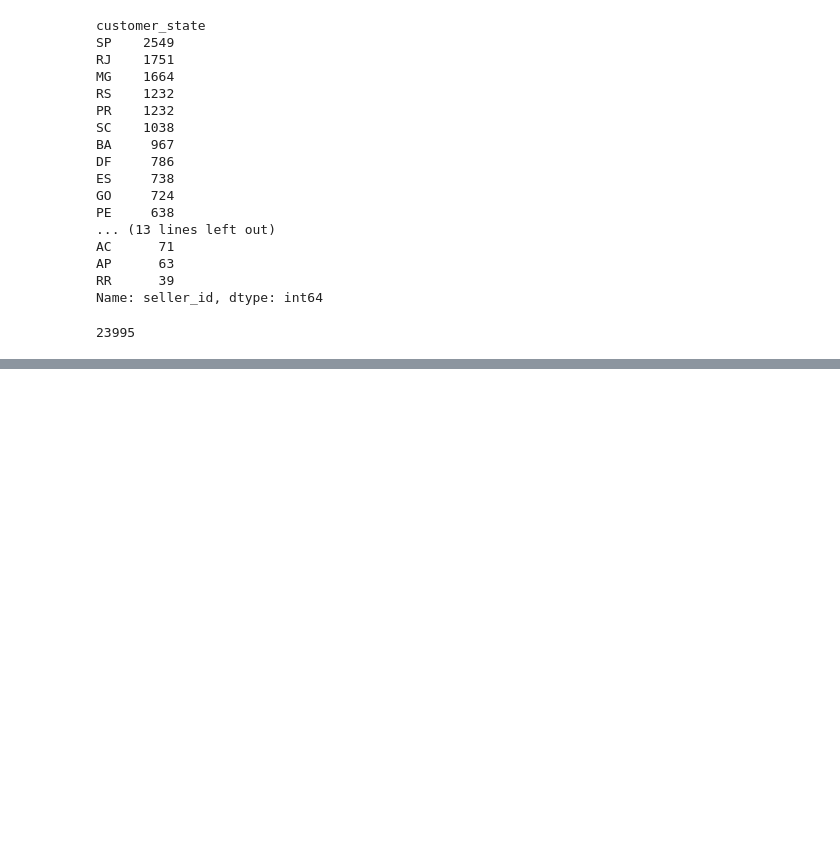
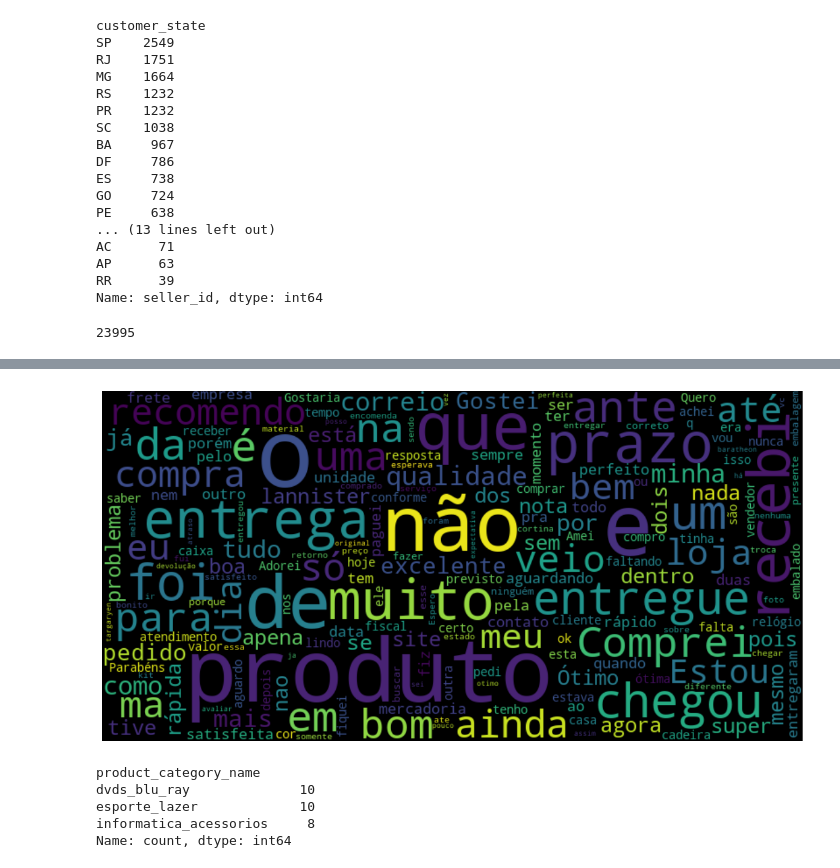
Before and after one commit to caio-a-garcia/PADS202401, a Jupyter notebook: EDA_Olist_perguntas.ipynb, the cells around one changed output, grey strips where cells are left out. Saved outputs shown, nothing was run; the diff lists cells and outputs as text; code cells hidden in the pictures; blank space fills up the shorter version.

```diff
--- a/EDA_Olist_perguntas.ipynb
+++ b/EDA_Olist_perguntas.ipynb
@@ -498,0 +704,4 @@ media_q1_SP * q1_SP * 6000000
+# %%
+#quais são os comentários mais comuns dos clientes do RJ no df_rj
+reviews_rj = df_rj['review_comment_message'].dropna()
+reviews_rj.value_counts().head(10)
@@ -498,0 +737,20 @@ media_q1_SP * q1_SP * 6000000
+# %%
+# Nuvem de palavras dos comentários dos clientes do RJ no df_rj
+reviews_title_rj = ' '.join(reviews_rj)
+wordcloud = WordCloud(width=800, height=400, max_font_size=110, collocations=False).generate(reviews_title_rj)
+plt.figure(figsize=(15, 10))
+plt.imshow(wordcloud, interpolation="bilinear")
+plt.axis('off')
+plt.show()
+# %% [output]
+[figure, added]
+# %%
+# Top 3 produtos vendidos para o RJ no df_rj cuja origem é GO
+df_rj_go = df_rj[df_rj['seller_state'] == 'GO']
+df_rj_go['product_category_name'].value_counts().head(3)
+# %% [output]
+product_category_name
+dvds_blu_ray              10
+esporte_lazer             10
+informatica_acessorios     8
+Name: count, dtype: int64
```
Also changed, not shown: parts of 35 cells of this notebook.
